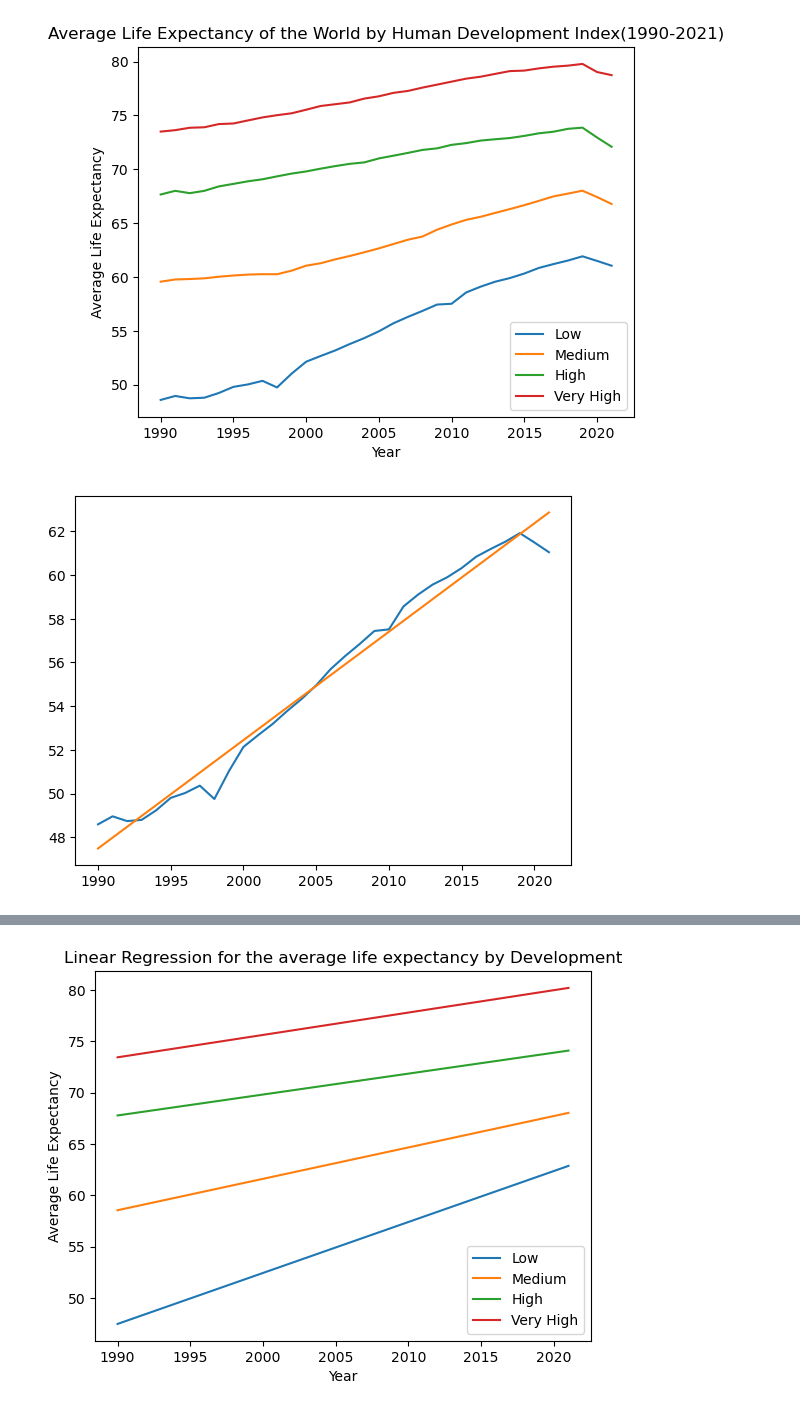
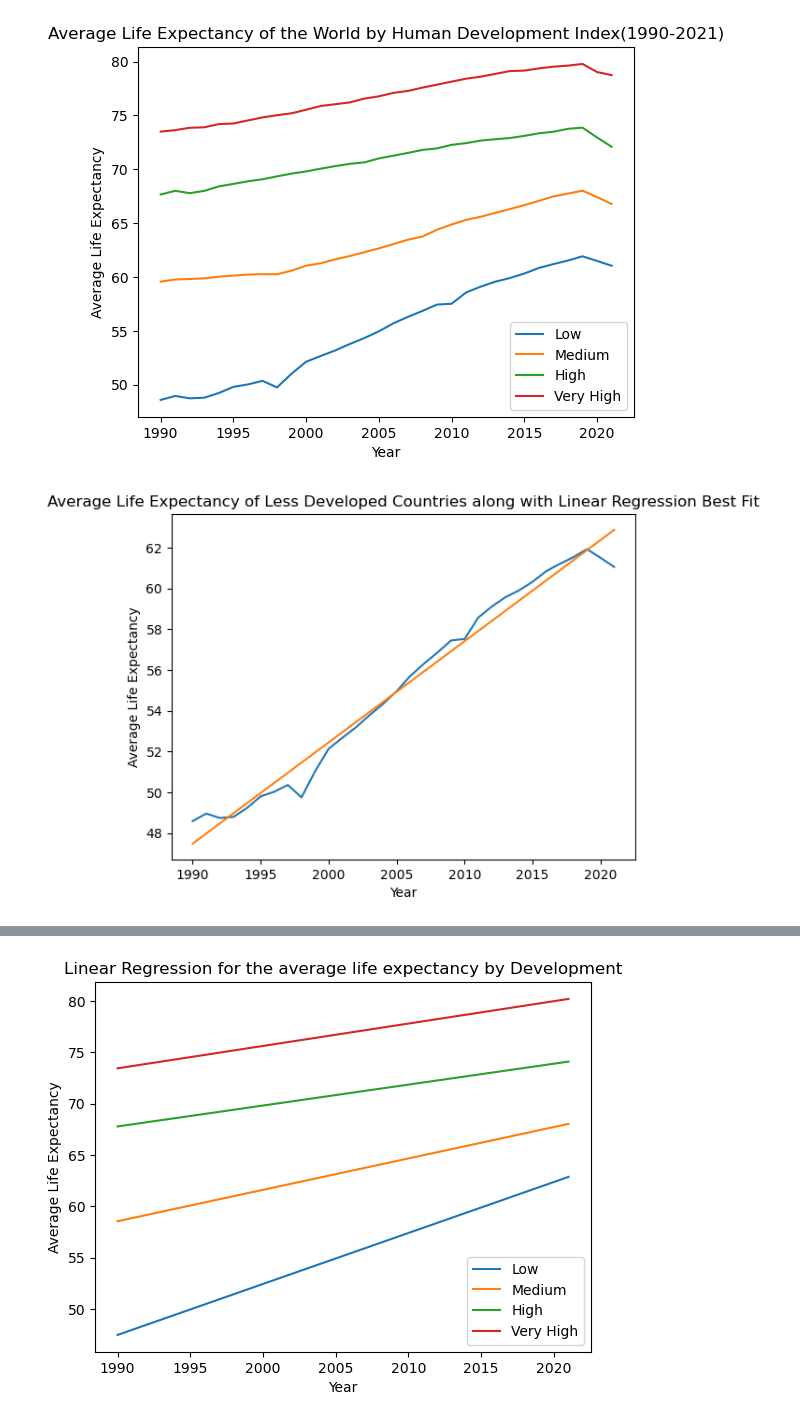
Before and after one commit to Overlordian27/Jterm-Project, a Jupyter notebook: analysis_1.ipynb, the cells around one changed output, grey strips where cells are left out. Cells and saved outputs as stored; diff of their text form; code cells hidden in the pictures.

Commit message:
Add headers and stuff to all the graphs

```diff
--- a/analysis_1.ipynb
+++ b/analysis_1.ipynb
@@ -113,17 +113,21 @@ plt.show()
 # %%
 model = LinearRegression()
 model.fit(np.array(range(32)).reshape(-1,1),low)
 reg_low=[]
 for i in range(32):
     reg_low.append(i*model.coef_+model.intercept_)
 
 change_low = model.coef_
 int_low = model.intercept_
 plt.plot(range(1990, 2022),low)
 plt.plot(range(1990, 2022),reg_low)
+plt.xlabel("Year")
+plt.ylabel("Average Life Expectancy")
+plt.title("Average Life Expectancy of Less Developed Countries along with Linear Regression Best Fit")
+
 plt.show()
 # %% [output]
-[figure, old version]
+[figure, new version]
 # %%
 model = LinearRegression()
 model.fit(np.array(range(32)).reshape(-1,1),medi)
```
Also changed, not shown: parts of 4 cells of this notebook.
